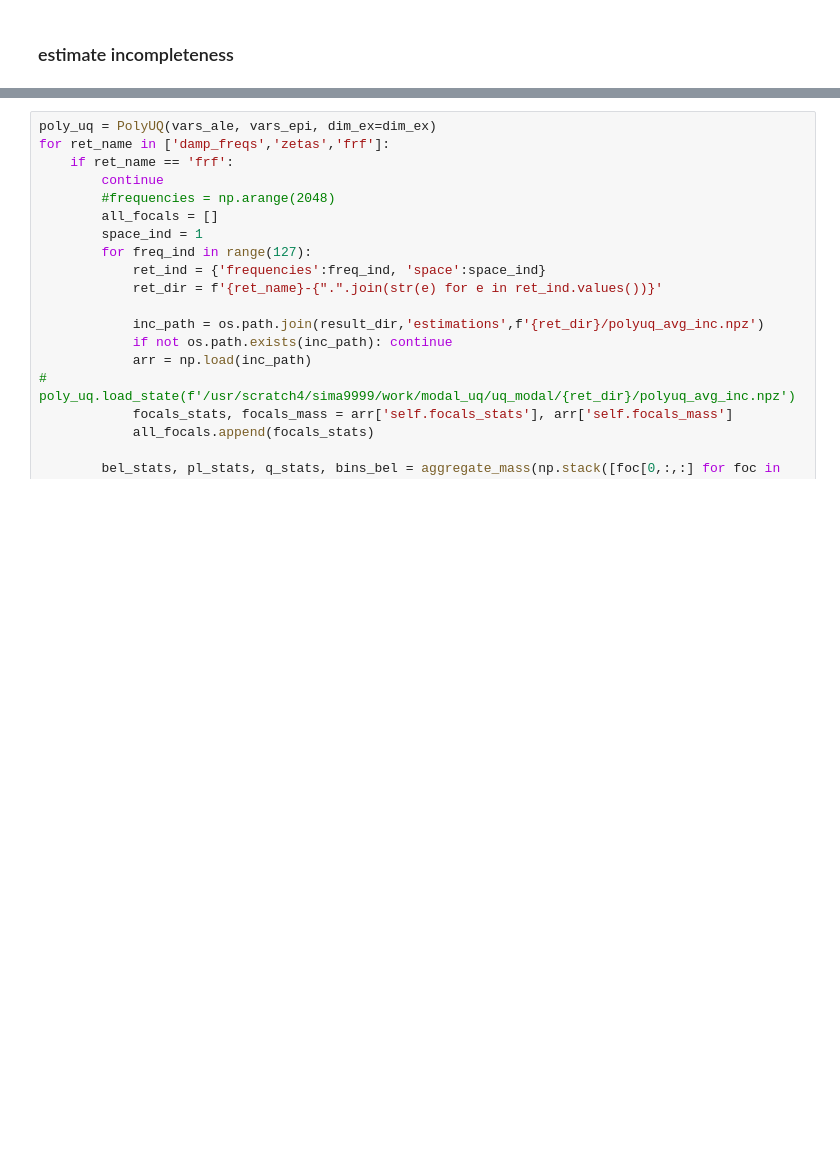
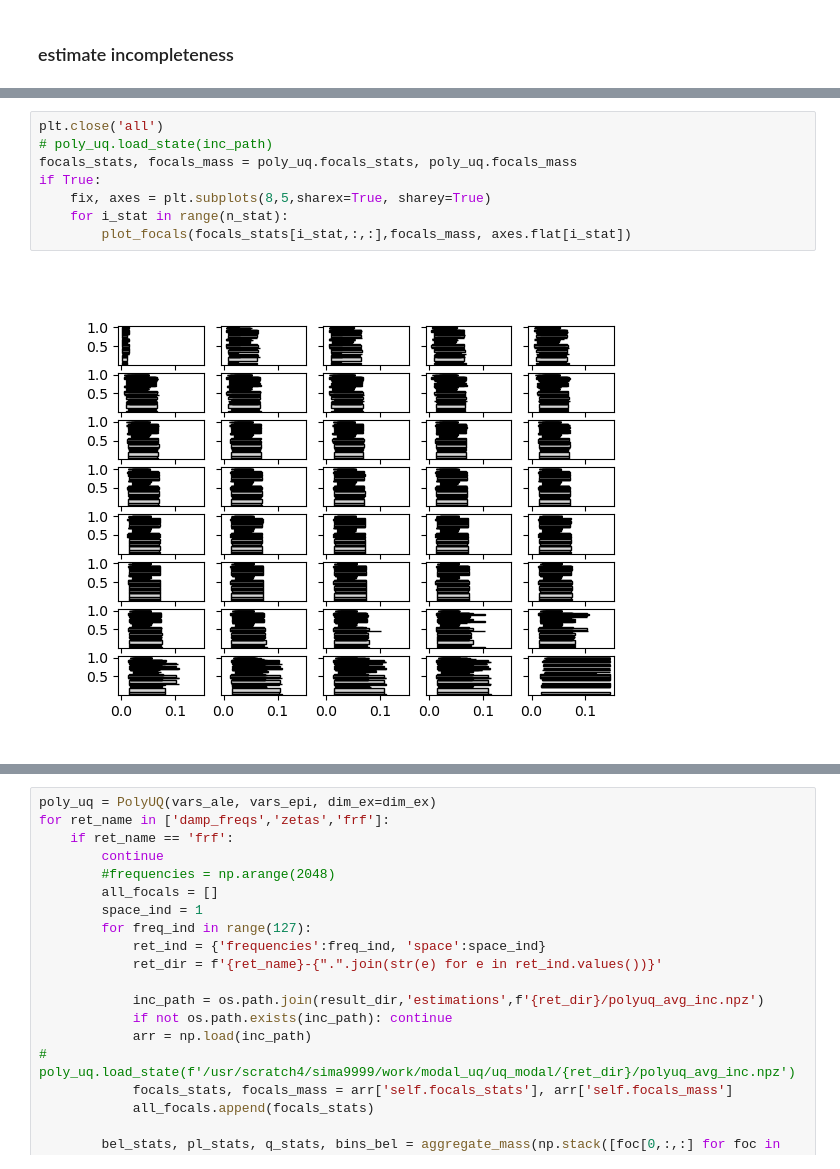
Before and after one commit to simonmarwitz/oma_uq, a Jupyter notebook: evicential_stochastic_beam.ipynb, the cells around one changed output, grey strips where cells are left out. Saved outputs shown, nothing was run; the diff lists cells and outputs as text; blank space fills up the shorter version.

```diff
--- a/evicential_stochastic_beam.ipynb
+++ b/evicential_stochastic_beam.ipynb
@@ -654 +644,11 @@ for mode in range(0,14):
+# %%
+plt.close('all')
+# poly_uq.load_state(inc_path)
+focals_stats, focals_mass = poly_uq.focals_stats, poly_uq.focals_mass
+if True:
+    fix, axes = plt.subplots(8,5,sharex=True, sharey=True)
+    for i_stat in range(n_stat):
+        plot_focals(focals_stats[i_stat,:,:],focals_mass, axes.flat[i_stat])
+# %% [output]
+[figure, added]
 # %%
```
Also changed, not shown: parts of 10 cells of this notebook, 2 other files.
